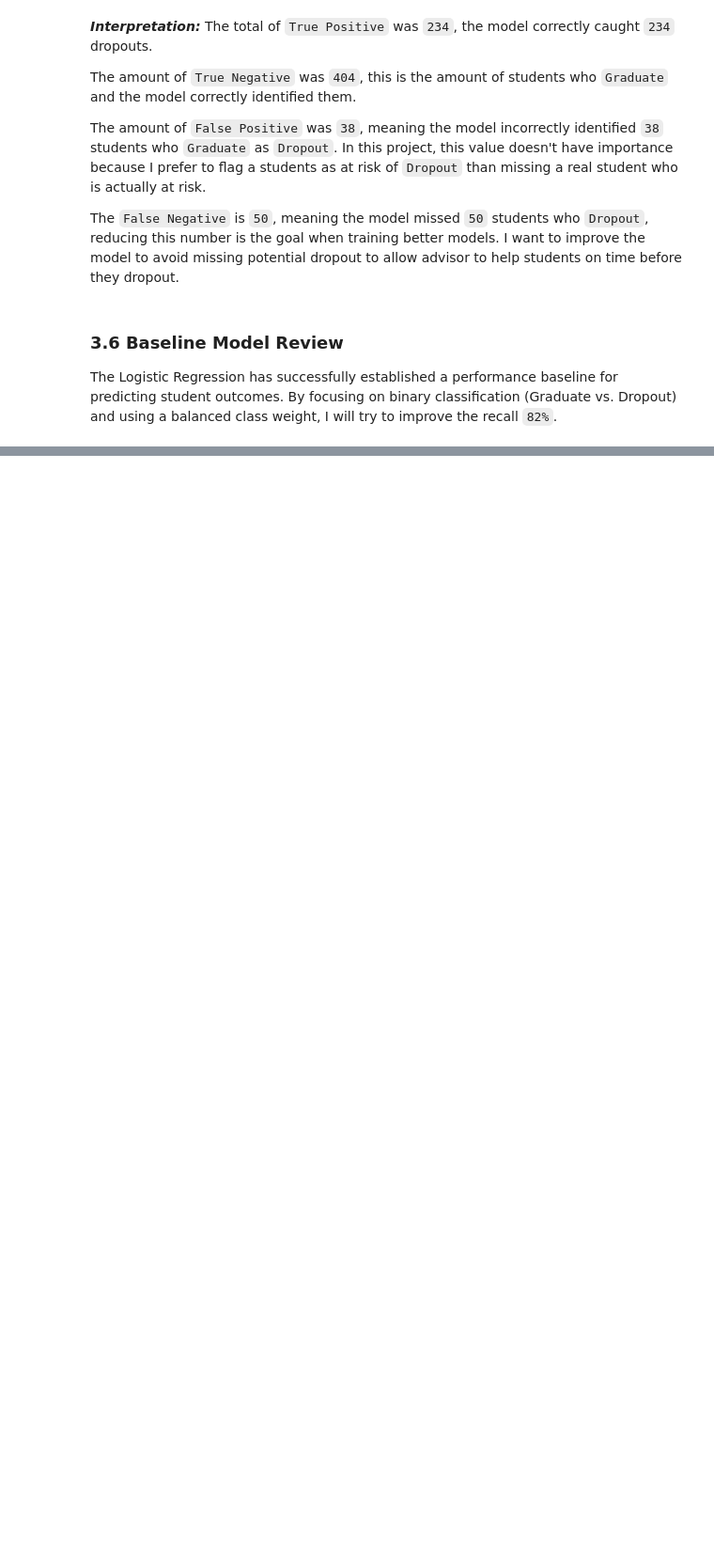
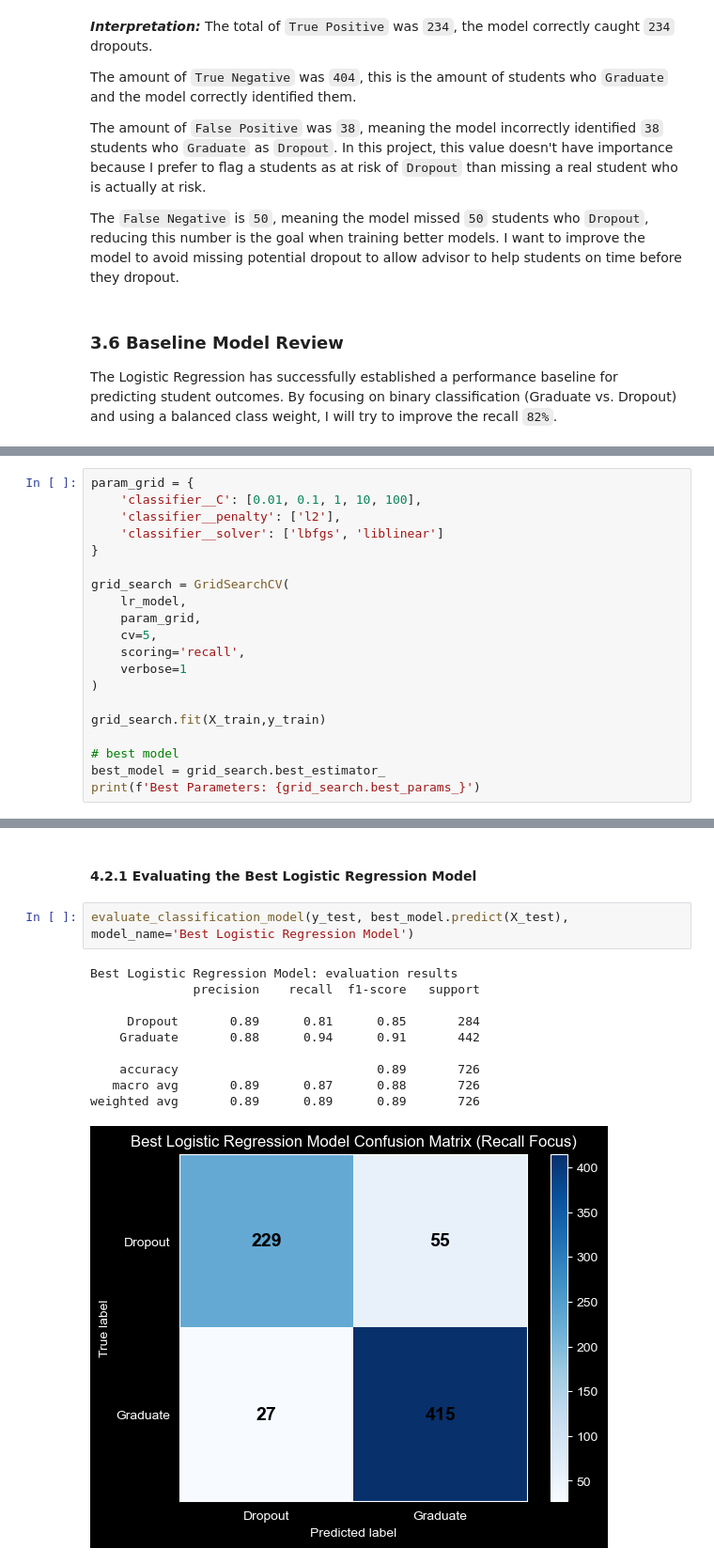
Before and after one commit to weslylaboy/student-outcome-predictor, a Jupyter notebook: notebooks/03_modeling_classification.ipynb, the cells around one changed output, grey strips where cells are left out. Shown at 94% size. Cells and saved outputs as stored; diff of their text form; blank space fills up the shorter version.

```diff
--- a/notebooks/03_modeling_classification.ipynb
+++ b/notebooks/03_modeling_classification.ipynb
@@ -284,0 +342,20 @@ The Logistic Regression has successfully established a performance baseline for
+# %%
+param_grid = {
+    'classifier__C': [0.01, 0.1, 1, 10, 100],
+    'classifier__penalty': ['l2'],
+    'classifier__solver': ['lbfgs', 'liblinear']
+}
+
+grid_search = GridSearchCV(
+    lr_model,
+    param_grid,
+    cv=5,
+    scoring='recall',
+    verbose=1
+)
+
+grid_search.fit(X_train,y_train)
+
+# best model
+best_model = grid_search.best_estimator_
+print(f'Best Parameters: {grid_search.best_params_}')
@@ -284,0 +372,15 @@ The Logistic Regression has successfully established a performance baseline for
+# %% [markdown]
+#### 4.2.1 Evaluating the Best Logistic Regression Model
+# %%
+evaluate_classification_model(y_test, best_model.predict(X_test), model_name='Best Logistic Regression Model')
+# %% [output]
+Best Logistic Regression Model: evaluation results
+              precision    recall  f1-score   support
+
+     Dropout       0.89      0.81      0.85       284
+    Graduate       0.88      0.94      0.91       442
+
+    accuracy                           0.89       726
+   macro avg       0.89      0.87      0.88       726
+weighted avg       0.89      0.89      0.89       726
+[figure, added]
```
Also changed, not shown: parts of 12 cells of this notebook, 2 other files.
